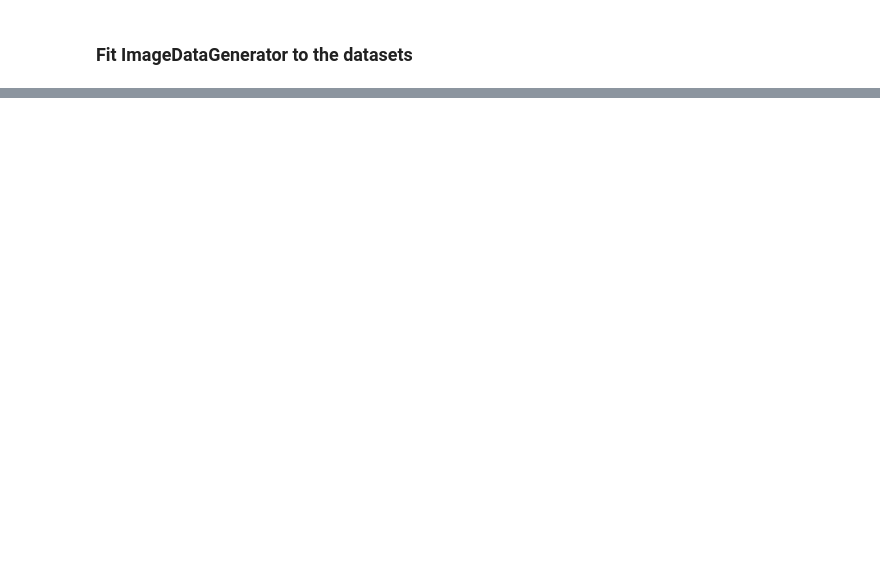
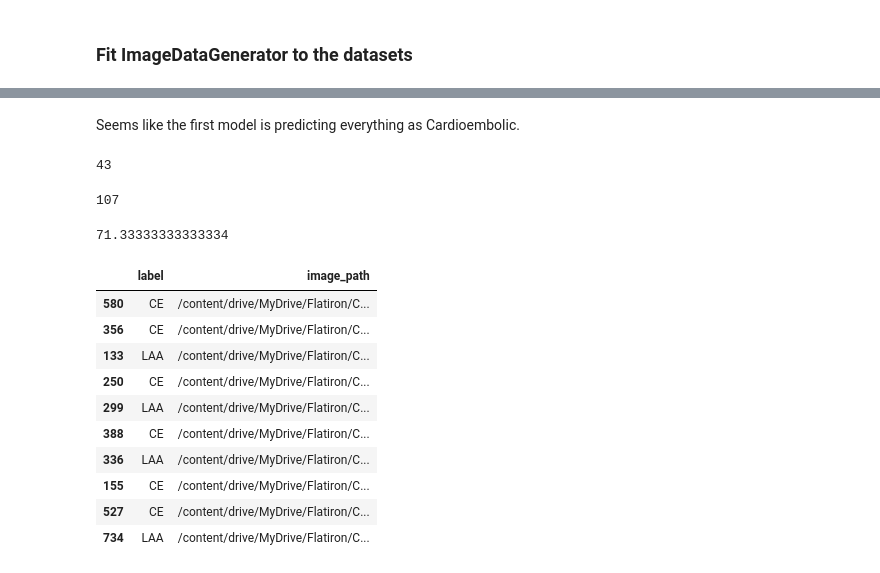
Before and after one commit to samoliver3/capstone-STRIP-AI, a Jupyter notebook: STRIP.ipynb, the cells around one changed output, grey strips where cells are left out. Drawn from its saved outputs; the diff is of its cells as text; code cells hidden in the pictures; blank space fills up the shorter version.

```diff
--- a/STRIP.ipynb
+++ b/STRIP.ipynb
@@ -481,0 +615,26 @@ KeyError: ignored
+# %% [markdown]
+Seems like the first model is predicting everything as Cardioembolic.
+# %%
+print(len(test.loc[test.label=='LAA']))
+len(test.loc[test.label=='CE'])
+# %% [output]
+43
+107
+# %%
+107/(43+107)*100
+# %% [output]
+71.33333333333334
+# %%
+test.head(10)
+# %% [output]
+|  | label | image_path |
+| 580 | CE | /content/drive/MyDrive/Flatiron/C... |
+| 356 | CE | /content/drive/MyDrive/Flatiron/C... |
+| 133 | LAA | /content/drive/MyDrive/Flatiron/C... |
+| 250 | CE | /content/drive/MyDrive/Flatiron/C... |
+| 299 | LAA | /content/drive/MyDrive/Flatiron/C... |
+| 388 | CE | /content/drive/MyDrive/Flatiron/C... |
+| 336 | LAA | /content/drive/MyDrive/Flatiron/C... |
+| 155 | CE | /content/drive/MyDrive/Flatiron/C... |
+| 527 | CE | /content/drive/MyDrive/Flatiron/C... |
+| 734 | LAA | /content/drive/MyDrive/Flatiron/C... |
```
Also changed, not shown: parts of 24 cells of this notebook.
